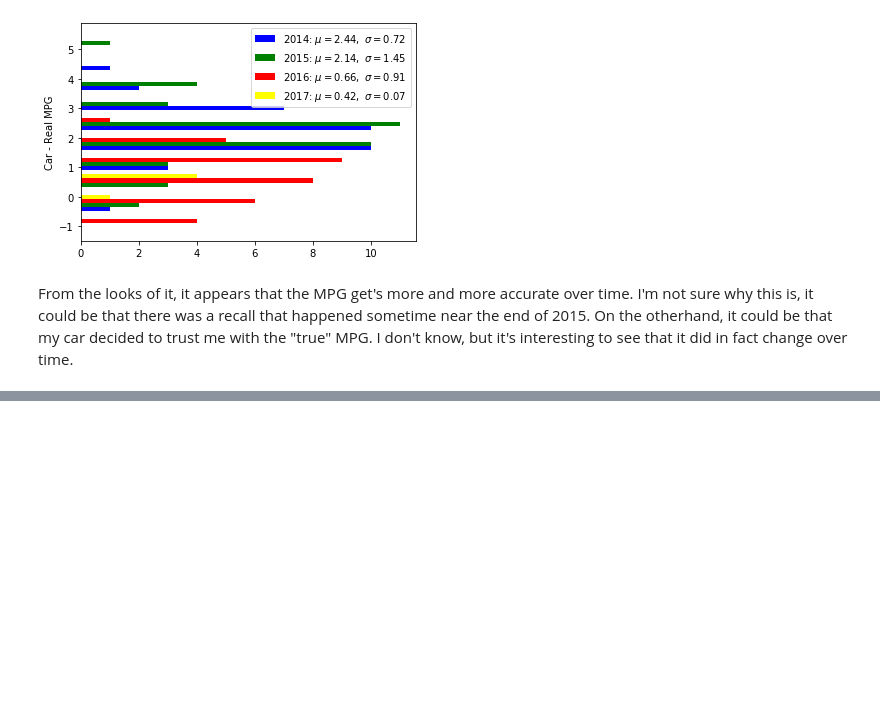
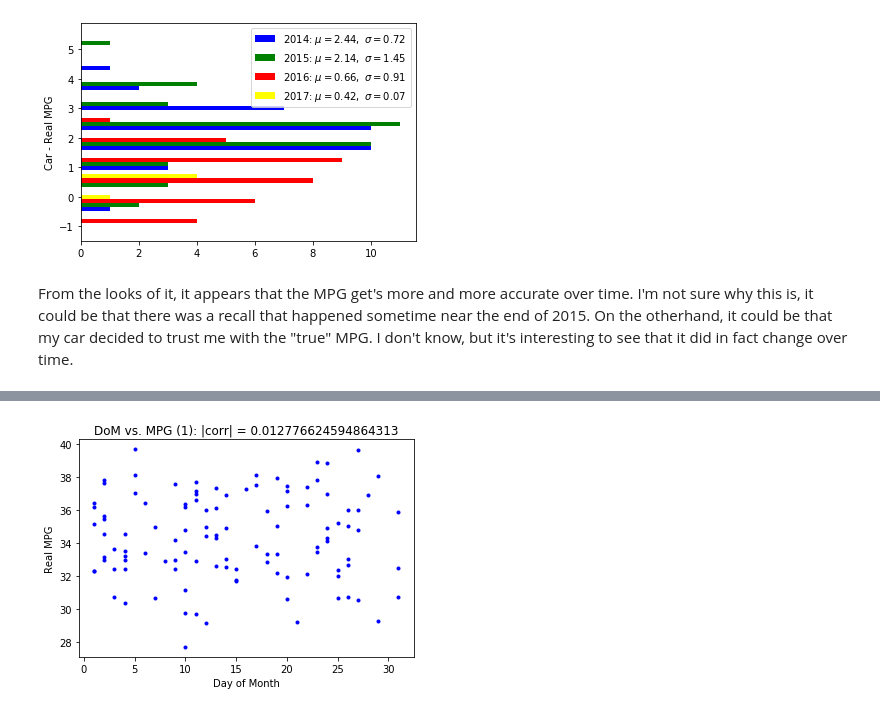
Before and after one commit to Jvinniec/fuel_economy, a Jupyter notebook: visualization/miles-per-gallon_viz.ipynb, the cells around one changed output, grey strips where cells are left out. Drawn from its saved outputs; the diff is of its cells as text; code cells hidden in the pictures; blank space fills up the shorter version.

```diff
--- a/visualization/miles-per-gallon_viz.ipynb
+++ b/visualization/miles-per-gallon_viz.ipynb
@@ -190,0 +274,5 @@ plt.legend()
+# %%
+date2 = [d.day for d in db.Date]
+corr2 = correlation(date2, db['Real MPG'], xlabel='Day of Month', ylabel='Real MPG', title='DoM vs. MPG (1)', corr_list=corr_list)
+# %% [output]
+[figure, added]
```
Also changed, not shown: parts of 22 cells of this notebook, 1 other file.
